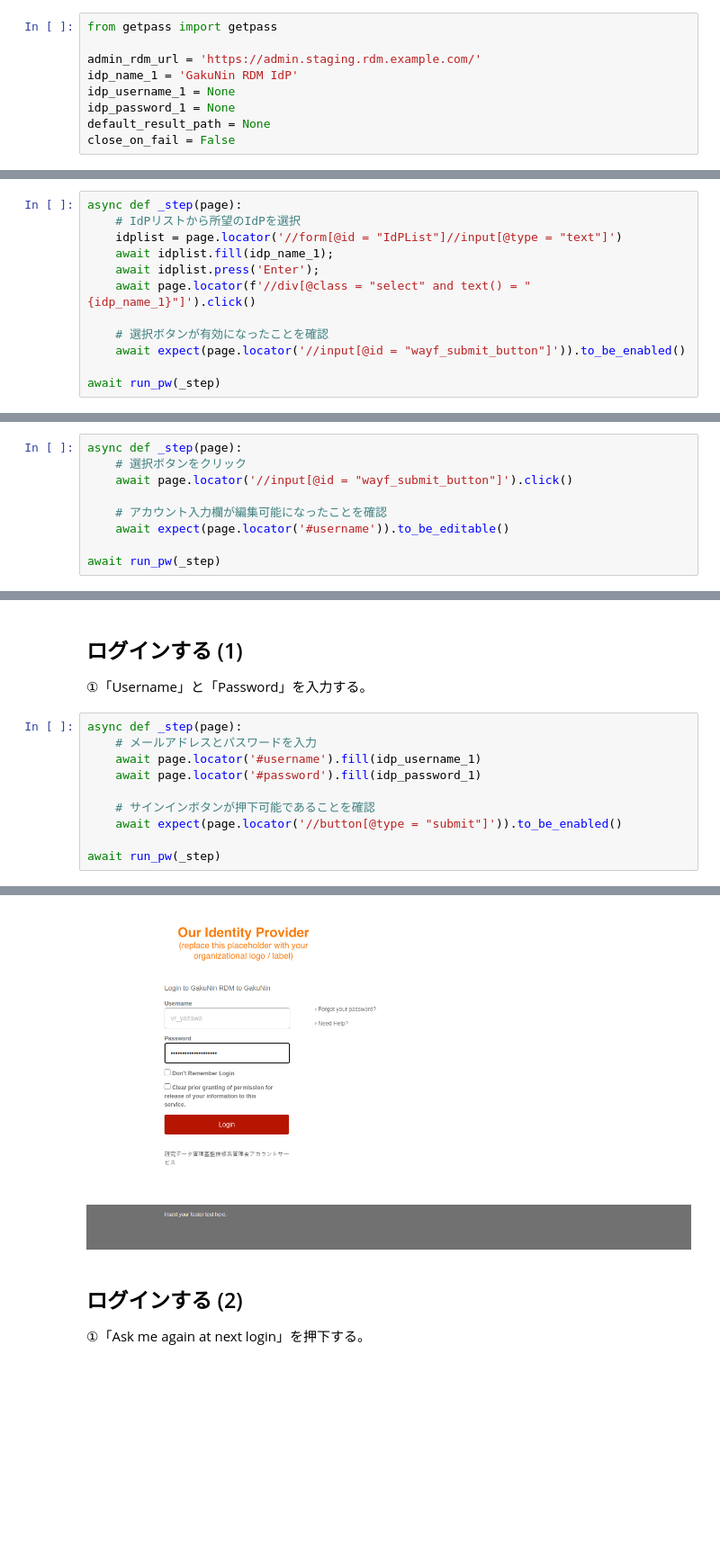
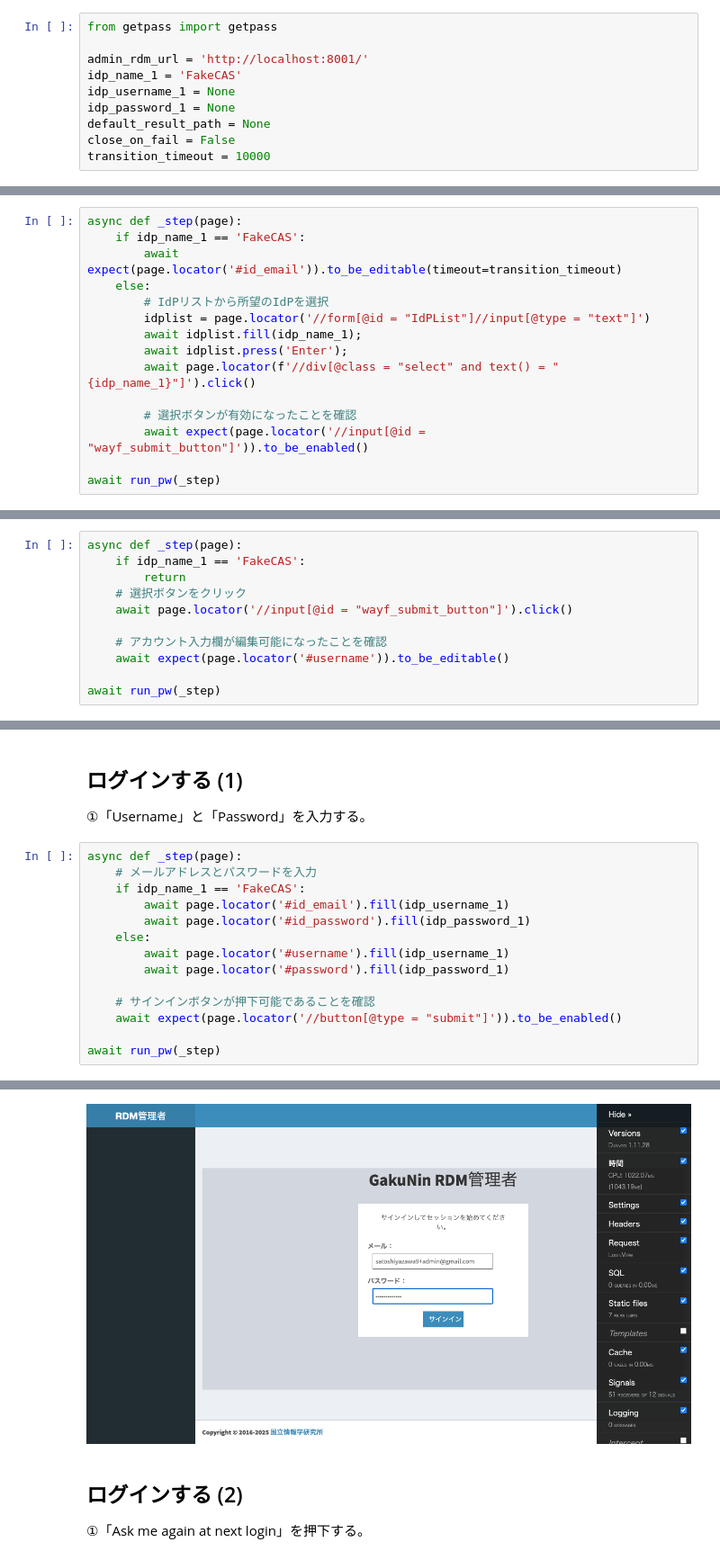
Before and after one commit to yacchin1205/RDM2-e2e-test-nb, a Jupyter notebook: テスト手順-管理者機能-ログイン.ipynb, the cells around one changed output, grey strips where cells are left out. Shown: that part at 90% size. Saved outputs shown, nothing was run; the diff lists cells and outputs as text; blank space fills up the shorter version.

Commit message:
Fix admin test notebooks and login functions

```diff
--- a/テスト手順-管理者機能-ログイン.ipynb
+++ b/テスト手順-管理者機能-ログイン.ipynb
@@ -1,12 +1,13 @@
 # %%
 from getpass import getpass
 
-admin_rdm_url = 'https://admin.staging.rdm.example.com/'
-idp_name_1 = 'GakuNin RDM IdP'
+admin_rdm_url = 'http://localhost:8001/'
+idp_name_1 = 'FakeCAS'
 idp_username_1 = None
 idp_password_1 = None
 default_result_path = None
 close_on_fail = False
+transition_timeout = 10000
 # %%
 if idp_username_1 is None:
     idp_username_1 = input(prompt=f'Username for {idp_name_1}')
@@ -75,14 +75,17 @@ Start epoch: 1745042248.1082468 seconds
 ①プルダウンから、指定されたIdPを選択する。
 # %%
 async def _step(page):
-    # IdPリストから所望のIdPを選択
-    idplist = page.locator('//form[@id = "IdPList"]//input[@type = "text"]')
-    await idplist.fill(idp_name_1);
-    await idplist.press('Enter');
-    await page.locator(f'//div[@class = "select" and text() = "{idp_name_1}"]').click()
+    if idp_name_1 == 'FakeCAS':
+        await expect(page.locator('#id_email')).to_be_editable(timeout=transition_timeout)
+    else:
+        # IdPリストから所望のIdPを選択
+        idplist = page.locator('//form[@id = "IdPList"]//input[@type = "text"]')
+        await idplist.fill(idp_name_1);
+        await idplist.press('Enter');
+        await page.locator(f'//div[@class = "select" and text() = "{idp_name_1}"]').click()
 
-    # 選択ボタンが有効になったことを確認
-    await expect(page.locator('//input[@id = "wayf_submit_button"]')).to_be_enabled()
+        # 選択ボタンが有効になったことを確認
+        await expect(page.locator('//input[@id = "wayf_submit_button"]')).to_be_enabled()
 
 await run_pw(_step)
 # %% [output]
@@ -94,6 +97,8 @@ Start epoch: 1745042272.58281 seconds
 ①「選択」を押下する。
 # %%
 async def _step(page):
+    if idp_name_1 == 'FakeCAS':
+        return
     # 選択ボタンをクリック
     await page.locator('//input[@id = "wayf_submit_button"]').click()
 
@@ -111,8 +116,12 @@ Start epoch: 1745042279.4777372 seconds
 # %%
 async def _step(page):
     # メールアドレスとパスワードを入力
-    await page.locator('#username').fill(idp_username_1)
-    await page.locator('#password').fill(idp_password_1)
+    if idp_name_1 == 'FakeCAS':
+        await page.locator('#id_email').fill(idp_username_1)
+        await page.locator('#id_password').fill(idp_password_1)
+    else:
+        await page.locator('#username').fill(idp_username_1)
+        await page.locator('#password').fill(idp_password_1)
 
     # サインインボタンが押下可能であることを確認
     await expect(page.locator('//button[@type = "submit"]')).to_be_enabled()
@@ -123,4 +132,4 @@ Start epoch: 1745042329.0155807 seconds
-[figure, old version]
+[figure, new version]
 # %% [markdown]
 ## ログインする (2)
 
```
Also changed, not shown: parts of 10 cells of this notebook, 3 other files.
